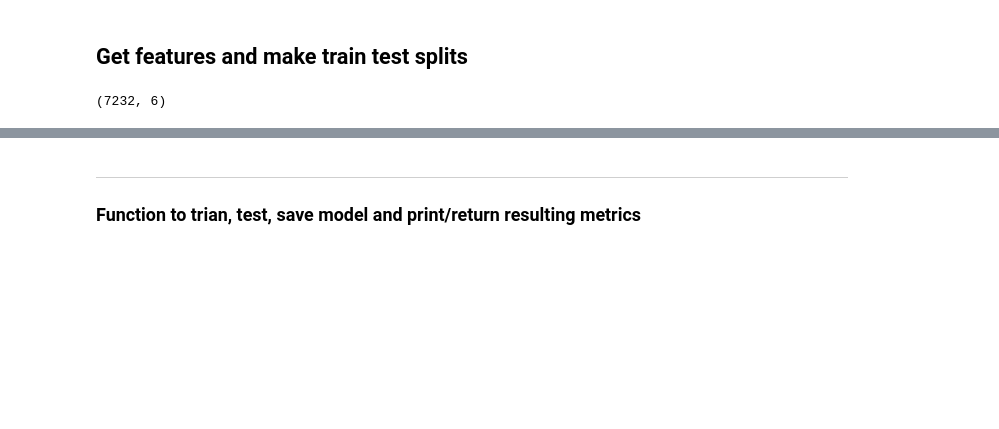
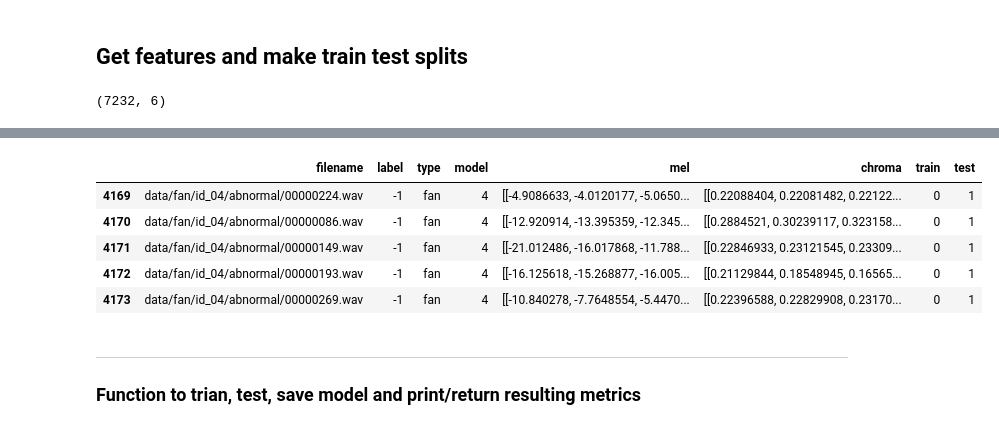
Before and after one commit to siloFoX/learning-Exploring-AAD, a Jupyter notebook: notebooks/1-AutoEncoder_comp.ipynb, the cells around one changed output, grey strips where cells are left out. Cells and saved outputs as stored; diff of their text form; code cells hidden in the pictures; blank space fills up the shorter version.

```diff
--- a/notebooks/1-AutoEncoder_comp.ipynb
+++ b/notebooks/1-AutoEncoder_comp.ipynb
@@ -472,3 +542,12 @@ df_fan.loc[df_fan.index, 'test'] = 1
+# %%
+df_fan.tail()
+# %% [output]
+|  | filename | label | type | model | mel | chroma | train | test |
+| 4169 | data/fan/id_04/abnormal/00000224.wav | -1 | fan | 4 | [[-4.9086633, -4.0120177, -5.0650... | [[0.22088404, 0.22081482, 0.22122... | 0 | 1 |
+| 4170 | data/fan/id_04/abnormal/00000086.wav | -1 | fan | 4 | [[-12.920914, -13.395359, -12.345... | [[0.2884521, 0.30239117, 0.323158... | 0 | 1 |
+| 4171 | data/fan/id_04/abnormal/00000149.wav | -1 | fan | 4 | [[-21.012486, -16.017868, -11.788... | [[0.22846933, 0.23121545, 0.23309... | 0 | 1 |
+| 4172 | data/fan/id_04/abnormal/00000193.wav | -1 | fan | 4 | [[-16.125618, -15.268877, -16.005... | [[0.21129844, 0.18548945, 0.16565... | 0 | 1 |
+| 4173 | data/fan/id_04/abnormal/00000269.wav | -1 | fan | 4 | [[-10.840278, -7.7648554, -5.4470... | [[0.22396588, 0.22829908, 0.23170... | 0 | 1 |
 # %%
 norm=df_valve[(df_valve['label'] == 1)].sample(frac=0.8, random_state=66)
 test = df_valve.drop(norm.index)
```
Also changed, not shown: parts of 22 cells of this notebook, 24 other files.
